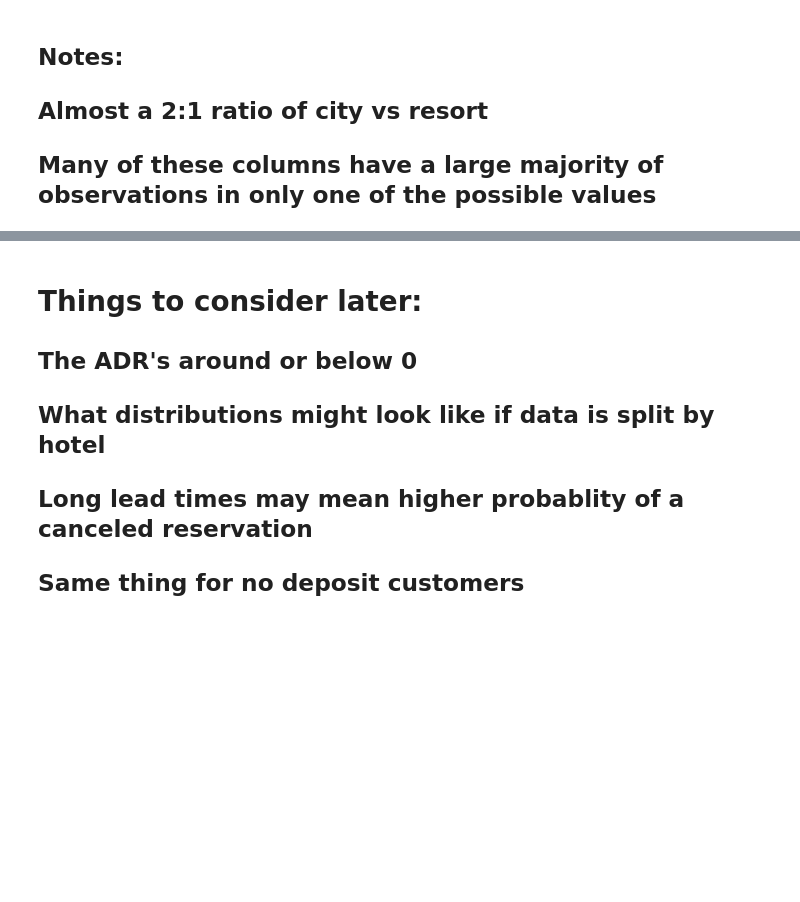
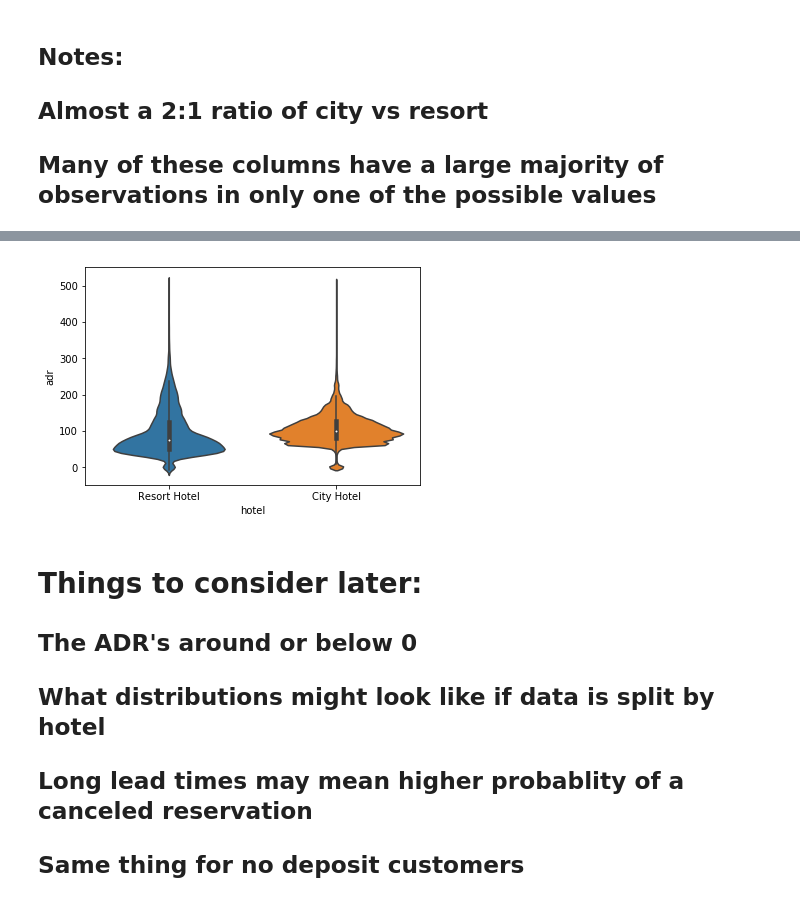
Before and after one commit to josephburton06/Hotel-Bookings, a Jupyter notebook: hotel_bookings.ipynb, the cells around one changed output, grey strips where cells are left out. Saved outputs shown, nothing was run; the diff lists cells and outputs as text; code cells hidden in the pictures; blank space fills up the shorter version.

```diff
--- a/hotel_bookings.ipynb
+++ b/hotel_bookings.ipynb
@@ -262,3 +317,7 @@ for i, col in enumerate(df1.columns):
+# %%
+ax = sns.violinplot(x="hotel", y="adr", data=df[df['adr']<5000])
+# %% [output]
+[figure, added]
 # %% [markdown]
 # Things to consider later:
 ## The ADR's around or below 0
```
Also changed, not shown: parts of 8 cells of this notebook.
